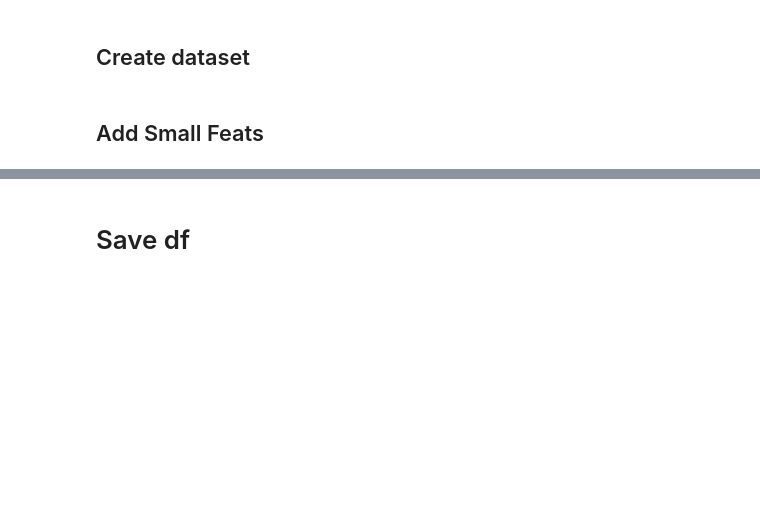
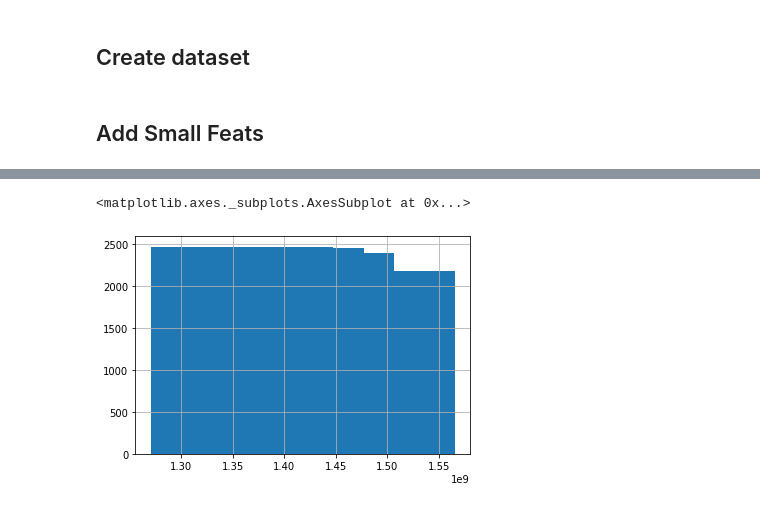
Before and after one commit to arjun-prabhakar/mlb_outcomes, a Jupyter notebook: notebooks/features.ipynb, the cells around one changed output, grey strips where cells are left out. Drawn from its saved outputs; the diff is of its cells as text; code cells hidden in the pictures; blank space fills up the shorter version.

```diff
--- a/notebooks/features.ipynb
+++ b/notebooks/features.ipynb
@@ -316,7 +325,0 @@ q.join()
-# %%
-while not result_q.empty():
-    key, result = result_q.get()
-    df['pitching_'+key]=result
-#     df['pitching_'+key].fillna(0, inplace=True)
-    result_q.task_done()
-df.shape
@@ -352,7 +325,0 @@ q.join()
-# %%
-while not result_q.empty():
-    key, result = result_q.get()
-    df['pitcher_'+key]=result
-#     df['pitcher_'+key].fillna(0, inplace=True)
-    result_q.task_done()
-df.shape
@@ -361,14 +325,0 @@ df.shape
-# %%
-def fix_na(df):
-    # fix na
-    missing_idx = df.isna().sum()[df.isna().sum()>0].index
-    for x in missing_idx:
-        df[x + '_isna'] = df[x].isna() #add idicator column
-
-        if df[x].dtype=='object':
-            df[x].fillna('Unknown', inplace=True)
-        else:
-            df[x].fillna(df[x].median(), inplace=True)
-    df.replace({np.inf: 0}, inplace=True)
-    return df
-df = fix_na(df)
@@ -399,2 +325,0 @@ print(drop_cols)
-# %%
-df['date'] = (df.date - pd.Timestamp("1970-01-01")) // pd.Timedelta('1s') #epoch time
@@ -403,4 +326,7 @@ df.shape
-# %% [markdown]
-# Save df
 # %%
 df.to_csv('../data/df_w_features.csv', index=False)
+# %%
+df.date.hist()
+# %% [output]
+<matplotlib.axes._subplots.AxesSubplot at 0x...>
+[figure, added]
```
Also changed, not shown: parts of 39 cells of this notebook, 3 other files.
